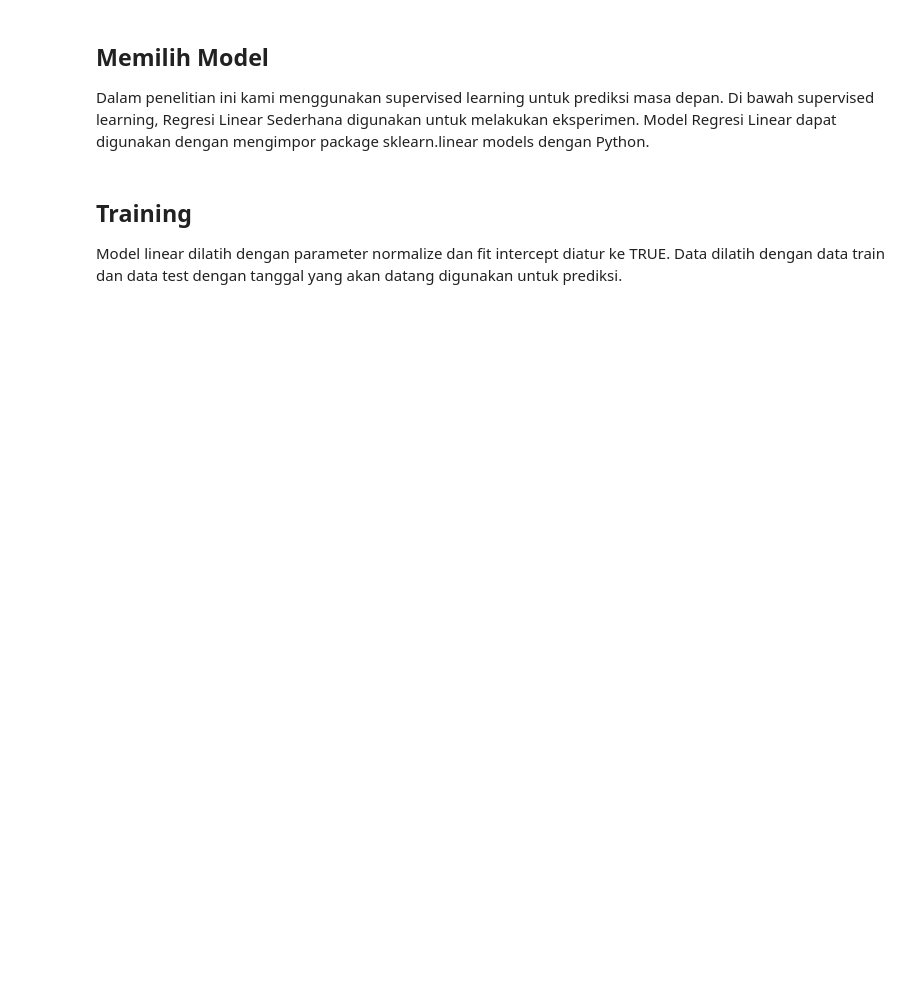
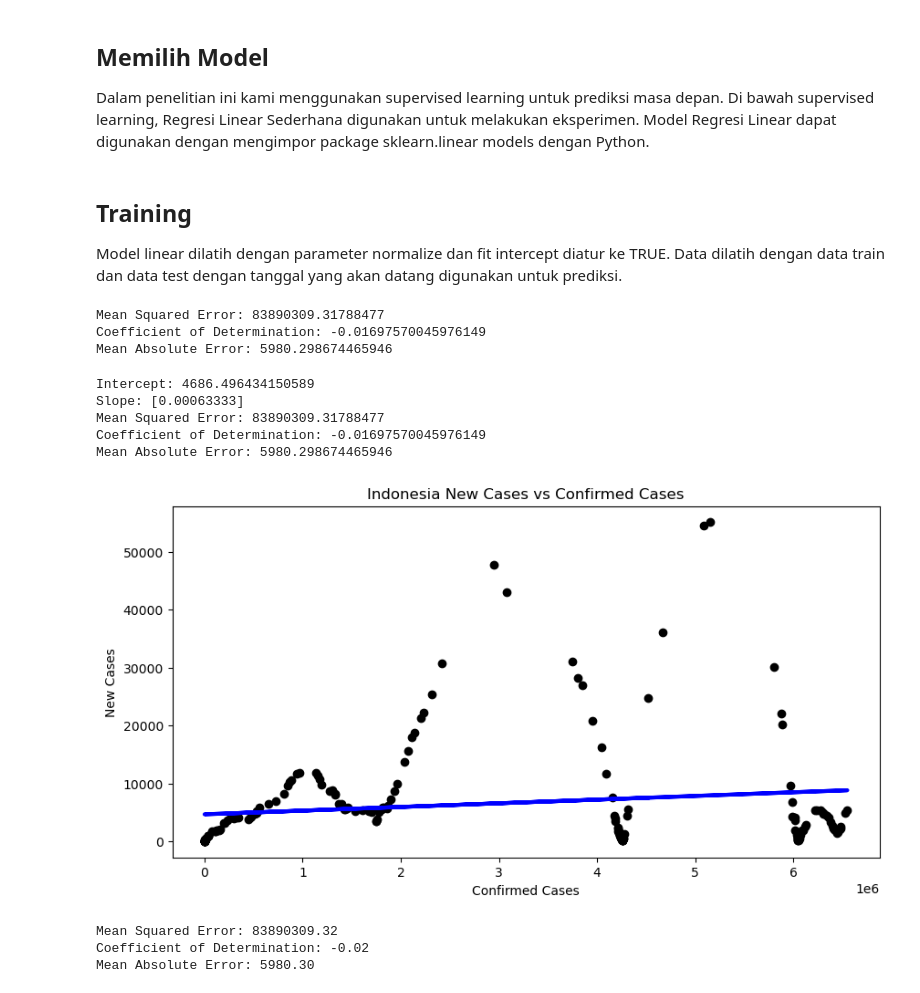
Before and after one commit to felixsutanto/UAS-IF540-Machine-Learning, a Jupyter notebook: Untitled-1.ipynb, the cells around one changed output. Drawn from its saved outputs; the diff is of its cells as text; code cells hidden in the pictures; blank space fills up the shorter version.

```diff
--- a/Untitled-1.ipynb
+++ b/Untitled-1.ipynb
@@ -144,0 +228,4 @@ y_pred = model.predict(X_test) # Make predictions using the testing set
+# %%
+# Reshape the data
+X_train = X_train.values.reshape(-1, 1)
+X_test = X_test.values.reshape(-1, 1)
@@ -144,0 +241,33 @@ y_pred = model.predict(X_test) # Make predictions using the testing set
+# %%
+# Evaluate the model
+print('Mean Squared Error:', mean_squared_error(y_test, y_pred))
+print('Coefficient of Determination:', coefficient_of_determination(y_test, y_pred))
+print('Mean Absolute Error:', mean_absolute_error(y_test, y_pred))
+# %% [output]
+Mean Squared Error: 83890309.31788477
+Coefficient of Determination: -0.01697570045976149
+Mean Absolute Error: 5980.298674465946
+# %%
+# Print the results
+print('Intercept:', model.intercept_)
+print('Slope:', model.coef_)
+print('Mean Squared Error:', mean_squared_error(y_test, y_pred))
+print('Coefficient of Determination:', coefficient_of_determination(y_test, y_pred))
+print('Mean Absolute Error:', mean_absolute_error(y_test, y_pred))
+# %% [output]
+Intercept: 4686.496434150589
+Slope: [0.00063333]
+Mean Squared Error: 83890309.31788477
+Coefficient of Determination: -0.01697570045976149
+Mean Absolute Error: 5980.298674465946
+# %%
+# Plot the results
+plt.figure(figsize=(10, 5))
+plt.scatter(X_test, y_test, color='black')
+plt.plot(X_test, y_pred, color='blue', linewidth=3)
+plt.title('Indonesia New Cases vs Confirmed Cases')
+plt.xlabel('Confirmed Cases')
+plt.ylabel('New Cases')
+plt.show()
+# %% [output]
+[figure, added]
@@ -144,0 +304,9 @@ y_pred = model.predict(X_test) # Make predictions using the testing set
+# %%
+# Print the results
+print('Mean Squared Error: {:.2f}'.format(mse))
+print('Coefficient of Determination: {:.2f}'.format(r2))
+print('Mean Absolute Error: {:.2f}'.format(mae))
+# %% [output]
+Mean Squared Error: 83890309.32
+Coefficient of Determination: -0.02
+Mean Absolute Error: 5980.30
```
Also changed, not shown: parts of 27 cells of this notebook, 4 other files.
